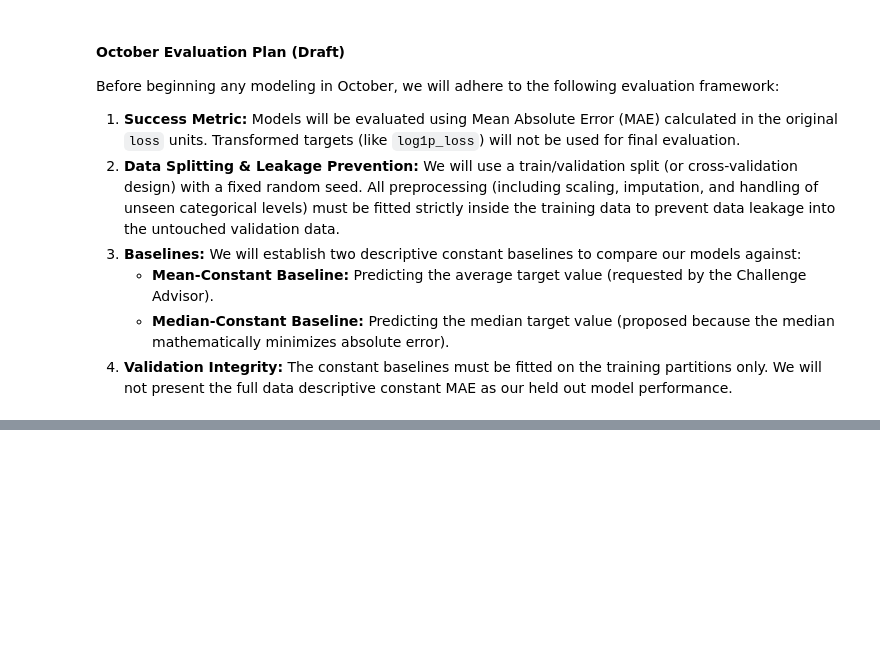
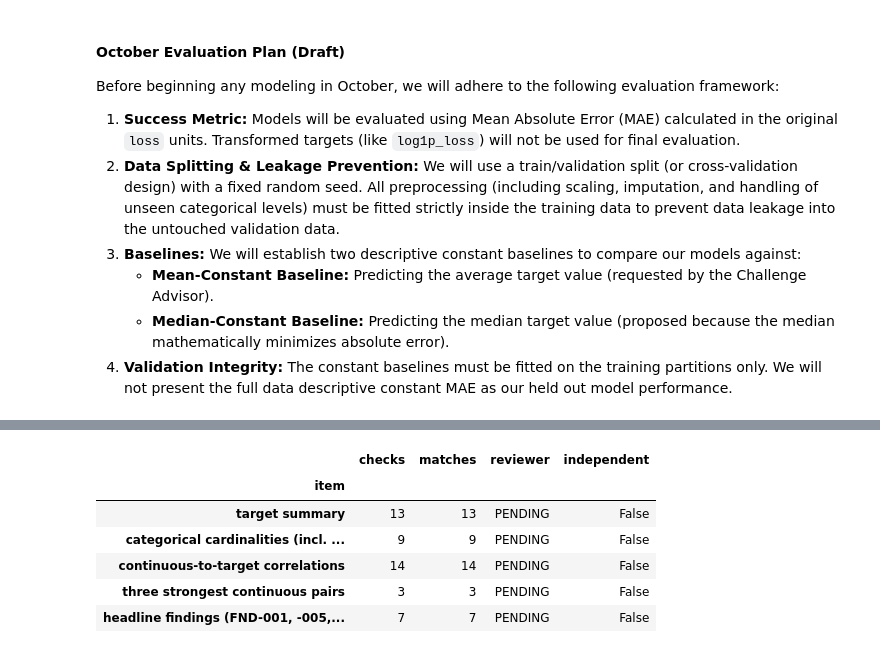
Before and after one commit to Break-Through-Tech/Allstate-1C-predicting-auto-claims-severity, a Jupyter notebook: notebooks/data-understanding.ipynb, the cells around one changed output, grey strips where cells are left out. Cells and saved outputs as stored; diff of their text form; code cells hidden in the pictures; blank space fills up the shorter version.

```diff
--- a/notebooks/data-understanding.ipynb
+++ b/notebooks/data-understanding.ipynb
@@ -1710,0 +1987,76 @@ Before beginning any modeling in October, we will adhere to the following evalua
+# %%
+T4_AUTHORS = {
+    "target summary": {"Leng Lim"},
+    "categorical cardinalities (incl. cat116)": {"Krish"},
+    "continuous-to-target correlations": {"Hector Baeza", "Rachel Cheung"},
+    "three strongest continuous pairs": {"Hector Baeza", "Rachel Cheung"},
+    "headline findings (FND-001, -005, -006, -008)": {"Rachel Cheung"},
+}
+T4_REVIEW_ASSIGNMENTS = {item: "" for item in T4_AUTHORS}
+T4_REVIEW_CAT_FIELDS = ["cat1", "cat57", "cat80", "cat101", "cat109", "cat110", "cat116"]
+
+with open(T4_SOURCE, newline="") as f:
+    rd = csv.reader(f); hdr = next(rd); raw_rows = list(rd)
+col = {name: i for i, name in enumerate(hdr)}
+ry = np.array([float(r[col["loss"]]) for r in raw_rows])
+rX = np.array([[float(r[col[c]]) for c in t4_cont] for r in raw_rows])
+rn = len(raw_rows)
+d = ry - ry.mean()
+r_skew = ((d ** 3).mean() / (d ** 2).mean() ** 1.5) * math.sqrt(rn * (rn - 1)) / (rn - 2)
+r_card = {c: len({r[col[c]] for r in raw_rows}) for c in [f"cat{i}" for i in range(1, 117)]}
+r_corr = {c: float(np.corrcoef(rX[:, k], ry)[0, 1]) for k, c in enumerate(t4_cont)}
+rC = np.corrcoef(rX, rowvar=False)
+r_pairs = sorted(((abs(rC[i, j]), t4_cont[i], t4_cont[j], rC[i, j]) for i in range(14) for j in range(i + 1, 14)), reverse=True)
+edges = np.unique(np.quantile(rX[:, 13], np.linspace(0, 1, 11)))  # cont14 bins, re-implemented without qcut
+codes14 = np.clip(np.searchsorted(edges, rX[:, 13], side="left") - 1, 0, None)
+med14 = np.array([np.median(ry[codes14 == k]) for k in range(len(edges) - 1)])
+ry_sorted = np.sort(ry)[::-1]
+committed_card = pd.read_csv(T4_ARTIFACTS / "categorical_inventory.csv").set_index("column_name")["cardinality"]
+
+checks = []  # (item, metric, reviewer value, primary value, tolerance or None for exact)
+for m, rv, pv in [("mean", ry.mean(), t4_loss.mean()), ("median", np.median(ry), t4_loss.median()),
+                  ("std", ry.std(ddof=1), t4_loss.std()), ("min", ry.min(), t4_loss.min()), ("max", ry.max(), t4_loss.max())] + \
+                 [(f"p{p}", np.percentile(ry, p), t4_loss.quantile(p / 100)) for p in (25, 50, 75, 90, 95, 99)]:
+    checks.append(("target summary", m, rv, pv, 0.01))
+checks.append(("target summary", "count", rn, len(t4_loss), None))
+checks.append(("target summary", "skewness", r_skew, t4_loss.skew(), 0.001))
+for c in T4_REVIEW_CAT_FIELDS:
+    checks.append(("categorical cardinalities (incl. cat116)", c, r_card[c], int(committed_card[c]), None))
+checks.append(("categorical cardinalities (incl. cat116)", "fields with 2 levels", sum(v == 2 for v in r_card.values()), int((committed_card == 2).sum()), None))
+checks.append(("categorical cardinalities (incl. cat116)", "fields with <=4 levels", sum(v <= 4 for v in r_card.values()), int((committed_card <= 4).sum()), None))
+for c in t4_cont:
+    checks.append(("continuous-to-target correlations", f"pearson_raw {c}", r_corr[c], t4_I.loc[c, "pearson_raw"], 0.001))
+for k, (_, a, b, v) in enumerate(r_pairs[:3]):
+    pa = t4_pairs.iloc[k]
+    checks.append(("three strongest continuous pairs", f"rank {k + 1}: {a}-{b}", v,
+                   pa["pearson"] if (pa.feature_1, pa.feature_2) == (a, b) else float("nan"), 0.001))
+H = "headline findings (FND-001, -005, -006, -008)"
+checks += [(H, "FND-005 unique ids", len({r[col['id']] for r in raw_rows}), t4_df["id"].nunique(), None),
+           (H, "FND-005 missing cells", sum(v == "" for r in raw_rows for v in r), int(t4_df.isna().sum().sum()), None),
+           (H, "FND-005 duplicate rows", rn - len(set(map(tuple, raw_rows))), int(t4_df.duplicated().sum()), None),
+           (H, "FND-006 top 1% share of total loss", ry_sorted[: rn // 100].sum() / ry.sum(), t4_sorted[: t4_n // 100].sum() / t4_y.sum(), 0.0001),
+           (H, "FND-006 claims below 100", int((ry < 100).sum()), int((t4_loss < 100).sum()), None),
+           (H, "FND-001 pairs with |r| > 0.8", sum(t[0] > 0.8 for t in r_pairs), int((t4_pairs["abs_pearson"] > 0.8).sum()), None),
+           (H, "FND-008 cont14 median spread / overall median", (med14.max() - med14.min()) / np.median(ry), t4_I.loc["cont14", "median_spread_frac"], 0.0001)]
+
+t4_review = pd.DataFrame([{
+    "item": item, "metric": m, "reviewer_value": rv, "primary_value": pv,
+    "tolerance": "exact" if tol is None else tol,
+    "match": (rv == pv) if tol is None else bool(abs(rv - pv) <= tol),
+    "reviewer": T4_REVIEW_ASSIGNMENTS[item] or "PENDING",
+    "independent": bool(T4_REVIEW_ASSIGNMENTS[item]) and T4_REVIEW_ASSIGNMENTS[item] not in T4_AUTHORS[item],
+} for item, m, rv, pv, tol in checks])
+t4_review_summary = t4_review.groupby("item", sort=False).agg(checks=("match", "size"), matches=("match", "sum"),
+                                                              reviewer=("reviewer", "first"), independent=("independent", "first"))
+display(t4_review_summary)
+if not t4_review["match"].all():
+    display(t4_review[~t4_review["match"]])
+assert t4_review["match"].all(), "Recalculation disagrees with the primary results. Record the discrepancy before Gate 3."
+# %% [output]
+|  | checks | matches | reviewer | independent |
+| item |  |  |  |  |
+| target summary | 13 | 13 | PENDING | False |
+| categorical cardinalities (incl. ... | 9 | 9 | PENDING | False |
+| continuous-to-target correlations | 14 | 14 | PENDING | False |
+| three strongest continuous pairs | 3 | 3 | PENDING | False |
+| headline findings (FND-001, -005,... | 7 | 7 | PENDING | False |
```
Also changed, not shown: parts of 23 cells of this notebook, 9 other files.
